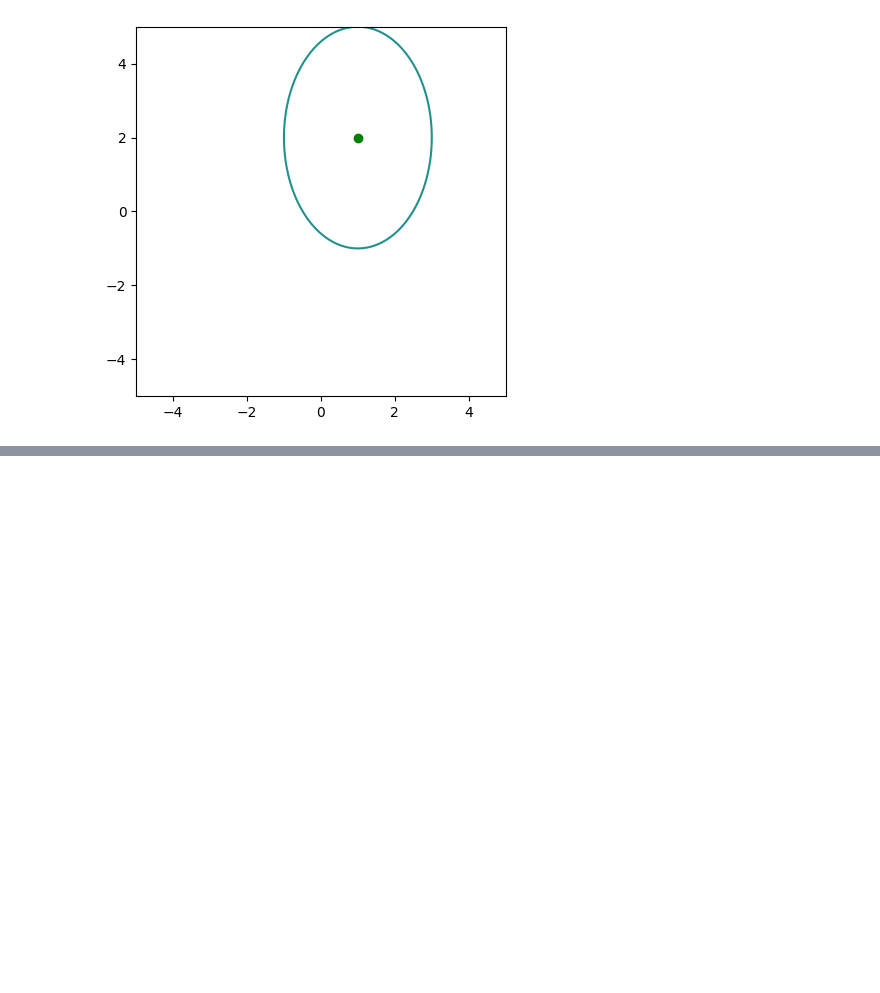
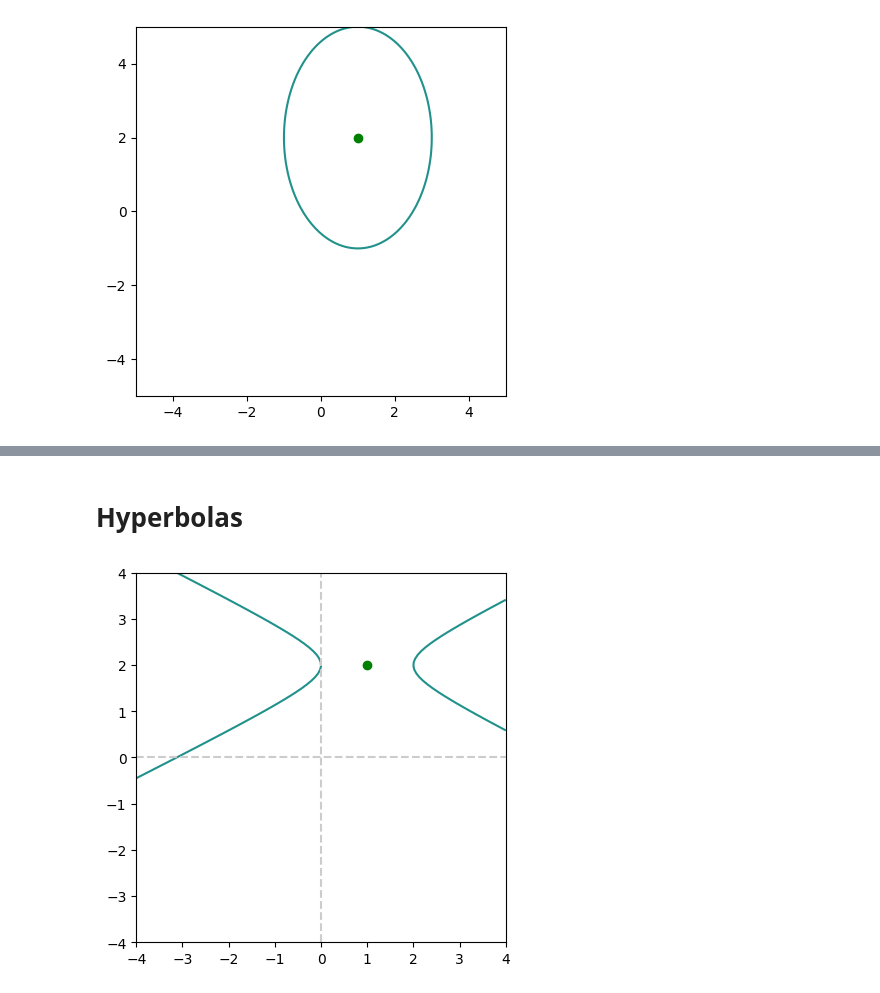
Before and after one commit to rtharris619/ProjectMath, a Jupyter notebook: ConicSections/graphing_conic_sections.ipynb, the cells around one changed output, grey strips where cells are left out. Saved outputs shown, nothing was run; the diff lists cells and outputs as text; code cells hidden in the pictures; blank space fills up the shorter version.

```diff
--- a/ConicSections/graphing_conic_sections.ipynb
+++ b/ConicSections/graphing_conic_sections.ipynb
@@ -190,0 +214,25 @@ plt.show()
+# %% [markdown]
+# Hyperbolas
+# %%
+a = 1
+b = .5
+h = 1
+k = 2
+
+axlim = 2*np.max((a,b)) + np.max((abs(h),abs(k)))
+x = np.linspace(-axlim,axlim,100)
+X,Y = np.meshgrid(x,x)
+
+hyperbola = (X - h)**2 / a**2 - (Y - k)**2 / b**2 - 1
+
+plt.contour(X,Y,hyperbola,0)
+
+plt.plot(h,k,'go')
+
+plt.plot([-axlim,axlim],[0,0],'--',color=[.8,.8,.8])
+plt.plot([0,0],[-axlim,axlim],'--',color=[.8,.8,.8])
+
+plt.gca().set_aspect('equal')
+plt.show()
+# %% [output]
+[figure, added]
```
Also changed, not shown: parts of 2 cells of this notebook.
